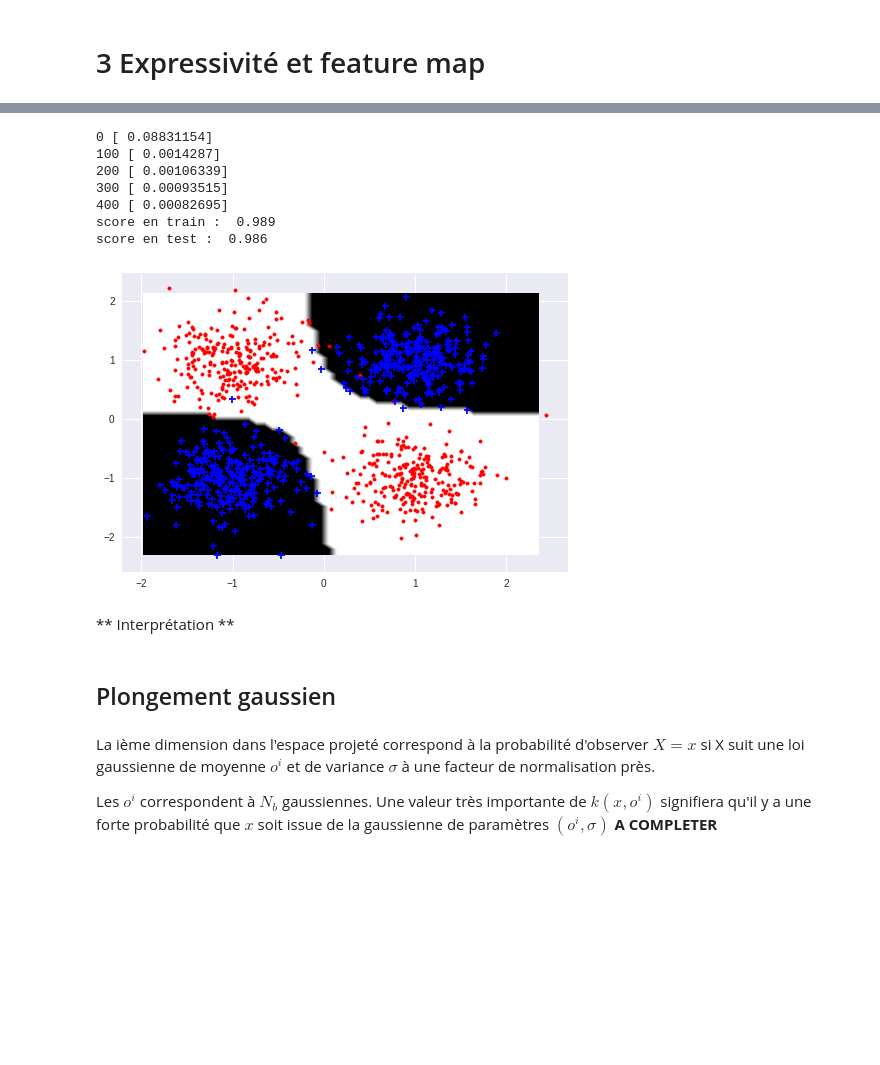
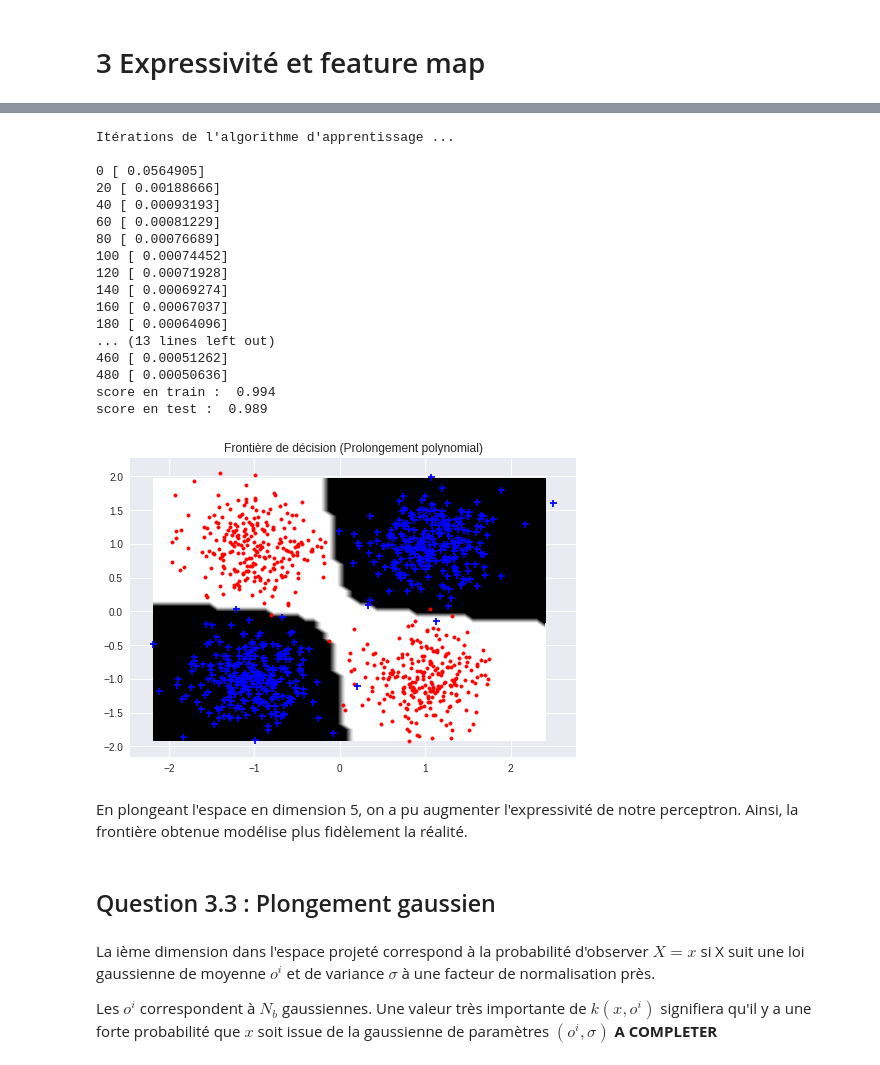
Before and after one commit to PierreBoyeau/perceptron_svm, a Jupyter notebook: TP 4 - Perceptron et SVM.ipynb, the cells around one changed output, grey strips where cells are left out. Saved outputs shown, nothing was run; the diff lists cells and outputs as text; code cells hidden in the pictures; blank space fills up the shorter version.

```diff
--- a/TP 4 - Perceptron et SVM.ipynb
+++ b/TP 4 - Perceptron et SVM.ipynb
@@ -483,26 +550,37 @@ print(poly(xtrain)[:3,:])
 # %%
 ### Apprentissage
 model= Perceptron(eps=1e-3, max_iter=500, projection=poly)
 model.fit(xtrain,ytrain)
 print("score en train : ",model.score(xtrain,ytrain))
 print("score en test : ",model.score(xtest,ytest))
 #### Tracer de frontiere
 plt.figure()
+plt.title("Frontière de décision (Prolongement polynomial)")
 plot_frontiere(xtrain,model.predict,50)
 plot_data(xtrain,ytrain)
 # %% [output]
-0 [ 0.08831154]
-100 [ 0.0014287]
-200 [ 0.00106339]
-300 [ 0.00093515]
-400 [ 0.00082695]
-score en train :  0.989
-score en test :  0.986
+Itérations de l'algorithme d'apprentissage ...
+
+0 [ 0.0564905]
+20 [ 0.00188666]
+40 [ 0.00093193]
+60 [ 0.00081229]
+80 [ 0.00076689]
+100 [ 0.00074452]
+120 [ 0.00071928]
+140 [ 0.00069274]
+160 [ 0.00067037]
+180 [ 0.00064096]
+... (13 lines left out)
+460 [ 0.00051262]
+480 [ 0.00050636]
+score en train :  0.994
+score en test :  0.989
-[figure, old version]
+[figure, new version]
-# %% [markdown]
-** Interprétation **
+# %% [markdown]
+En plongeant l'espace en dimension 5, on a pu augmenter l'expressivité de notre perceptron. Ainsi, la frontière obtenue modélise plus fidèlement la réalité.
 # %% [markdown]
-## Plongement gaussien
+## Question 3.3 : Plongement gaussien
 # %% [markdown]
 La ième dimension dans l'espace projeté correspond à la probabilité d'observer $X=x$ si X suit une loi gaussienne de moyenne $o^i$ et de variance $\sigma$ à une facteur de normalisation près.
 
```
Also changed, not shown: parts of 30 cells of this notebook.
